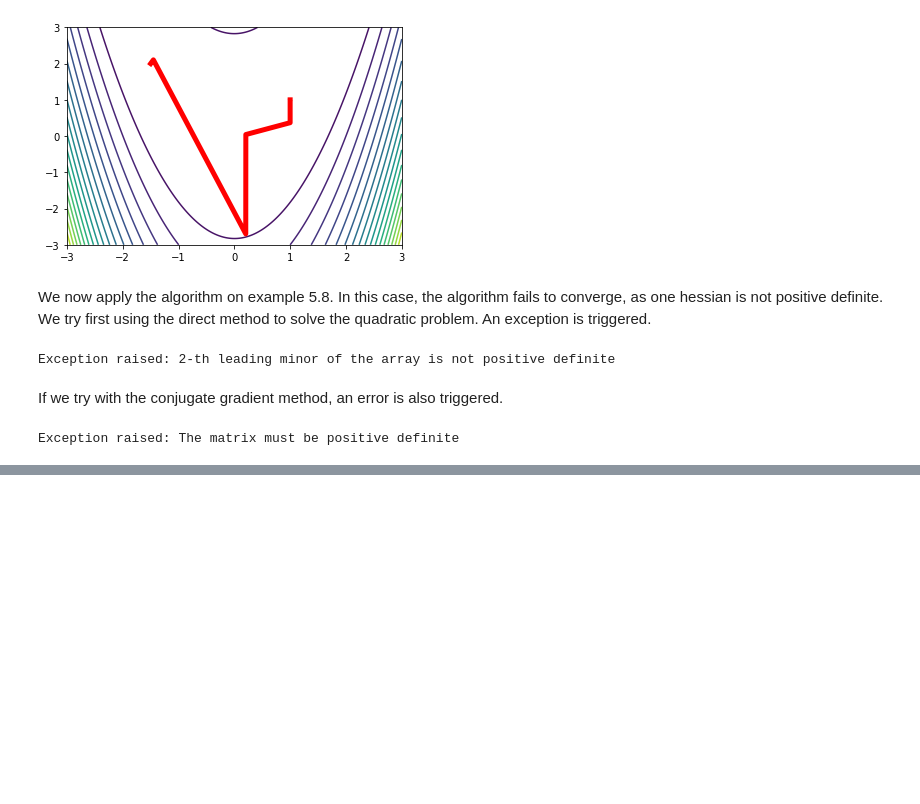
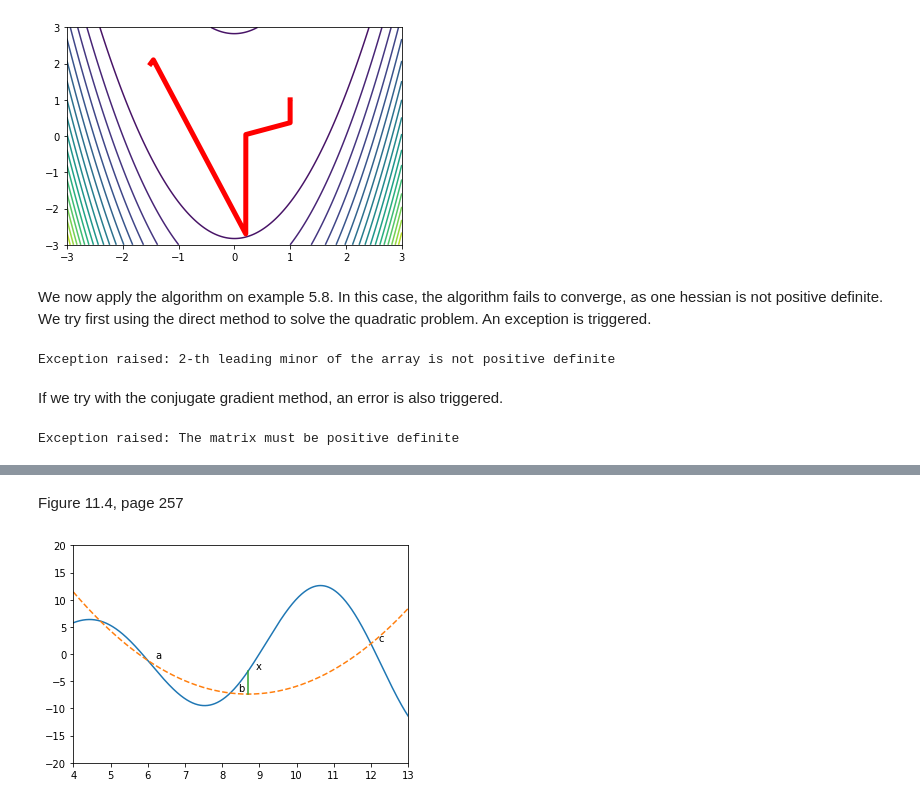
Before and after one commit to michelbierlaire/optimization-book, a Jupyter notebook: notebooks/unconstrained.ipynb, the cells around one changed output, grey strips where cells are left out. Saved outputs shown, nothing was run; the diff lists cells and outputs as text; code cells hidden in the pictures; blank space fills up the shorter version.

```diff
--- a/notebooks/unconstrained.ipynb
+++ b/notebooks/unconstrained.ipynb
@@ -267,0 +364,6 @@ Exception raised: The matrix must be positive definite
+# %% [markdown]
+Figure 11.4, page 257
+# %%
+plotIteration(2, xlow=4)
+# %% [output]
+[figure, added]
```
Also changed, not shown: parts of 19 cells of this notebook.
